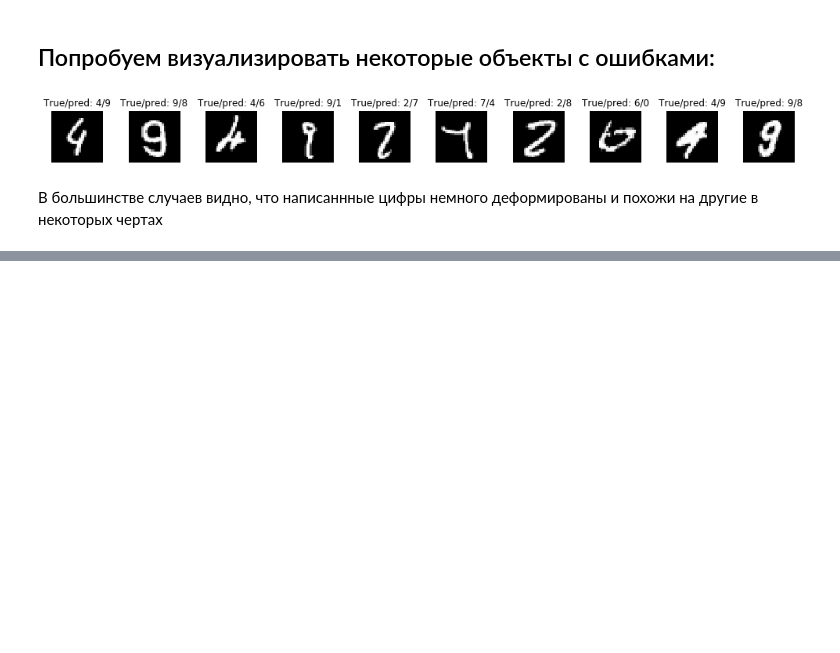
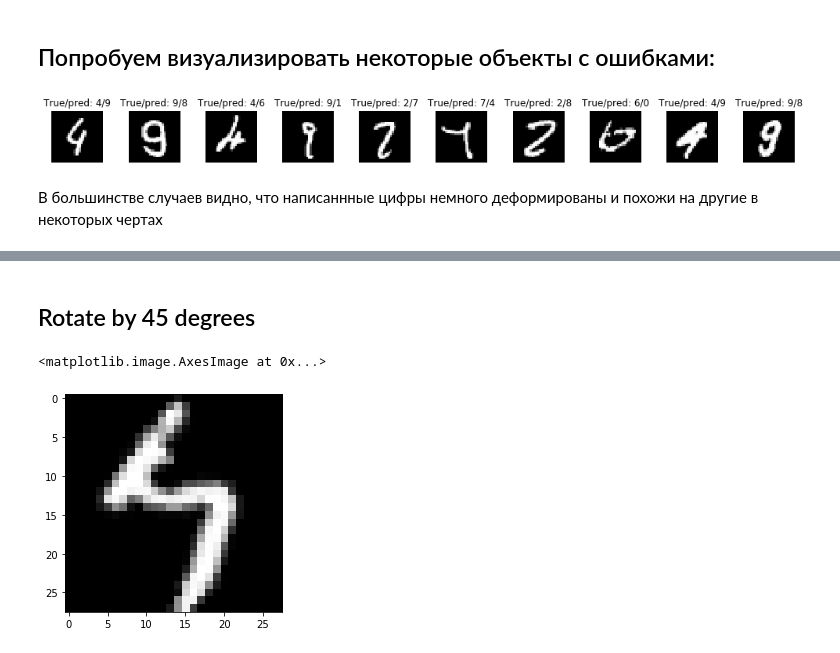
Before and after one commit to paniquex/ML_DS_practice, a Jupyter notebook: PRACTICUM/LAB_01/experiments.ipynb, the cells around one changed output, grey strips where cells are left out. Drawn from its saved outputs; the diff is of its cells as text; code cells hidden in the pictures; blank space fills up the shorter version.

```diff
--- a/PRACTICUM/LAB_01/experiments.ipynb
+++ b/PRACTICUM/LAB_01/experiments.ipynb
@@ -762,0 +733,7 @@ plt.show()
+# %% [markdown]
+## Rotate by 45 degrees
+# %%
+plt.imshow(transform.rotate(train_data['data'][0].reshape(28, 28), 45, resize=False), cmap='Greys_r')
+# %% [output]
+<matplotlib.image.AxesImage at 0x...>
+[figure, added]
```
Also changed, not shown: parts of 84 cells of this notebook.
